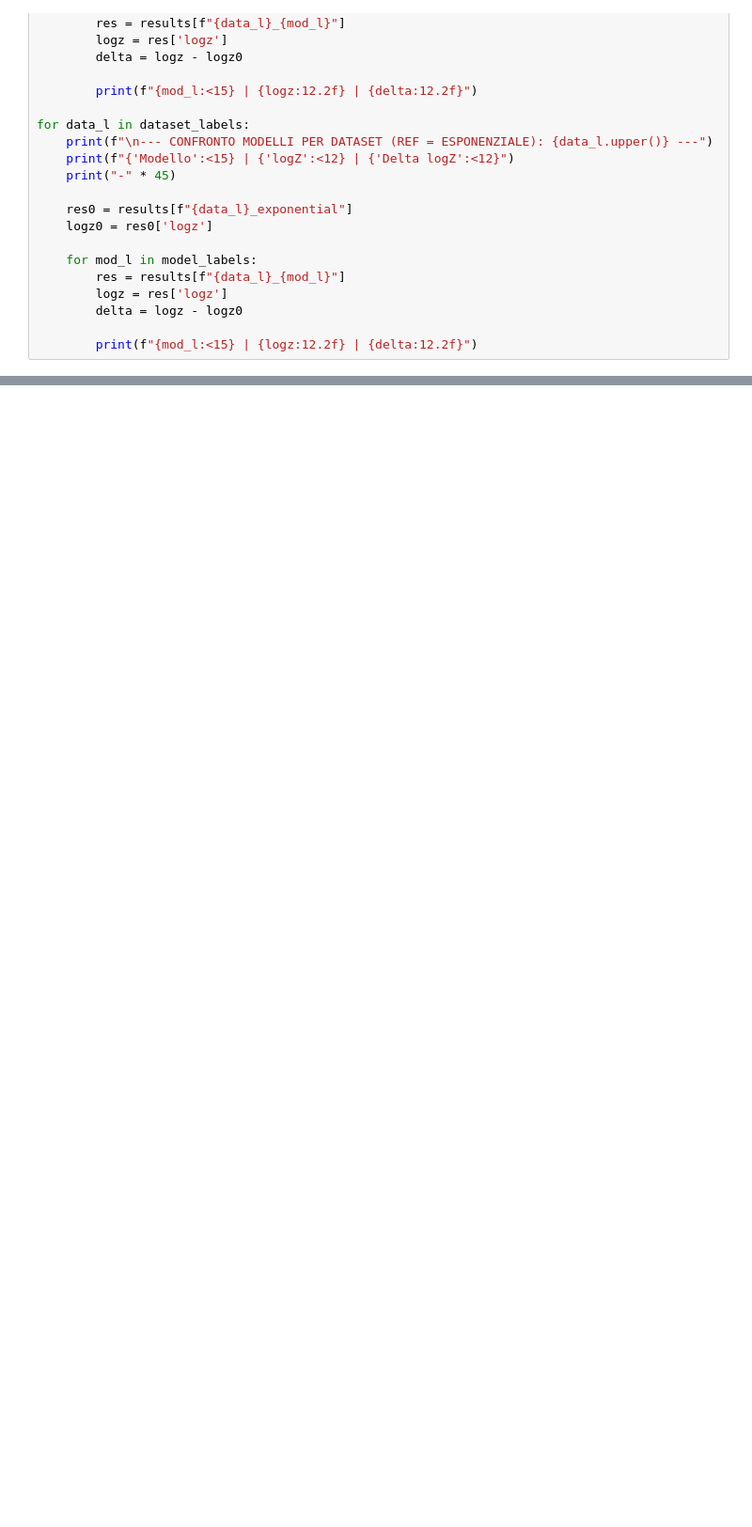
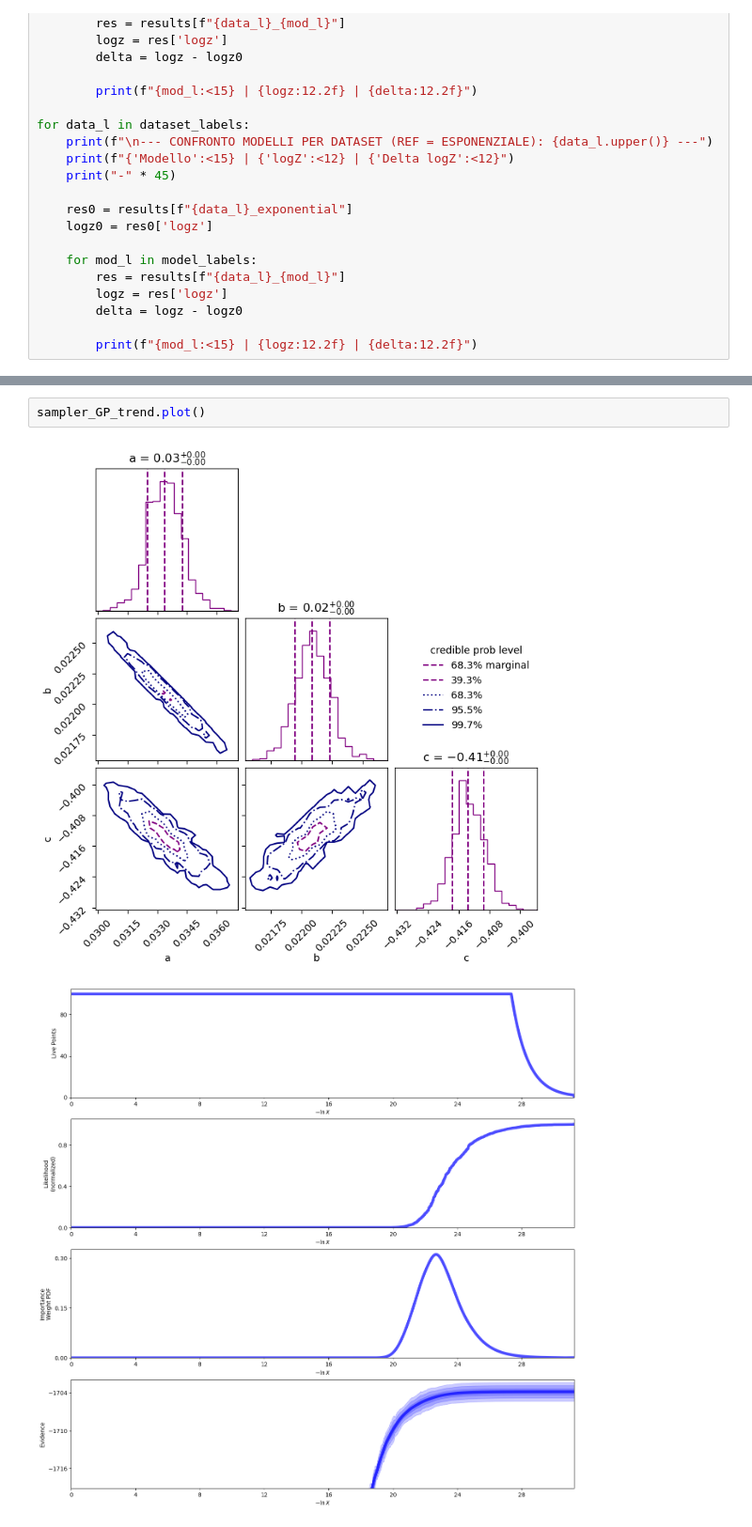
Before and after one commit to EnricoVianelli/GlobalWarming, a Jupyter notebook: global_warming.ipynb, the cells around one changed output, grey strips where cells are left out. Shown at 94% size. Cells and saved outputs as stored; diff of their text form; blank space fills up the shorter version.

```diff
--- a/global_warming.ipynb
+++ b/global_warming.ipynb
@@ -531,0 +554,5 @@ plt.plot(time, pred_anomalies, "k", lw=1.5, alpha=0.5)
+# %%
+sampler_GP_trend.plot()
+# %% [output]
+[figure, added]
+[figure, added]
```
Also changed, not shown: parts of 13 cells of this notebook.
